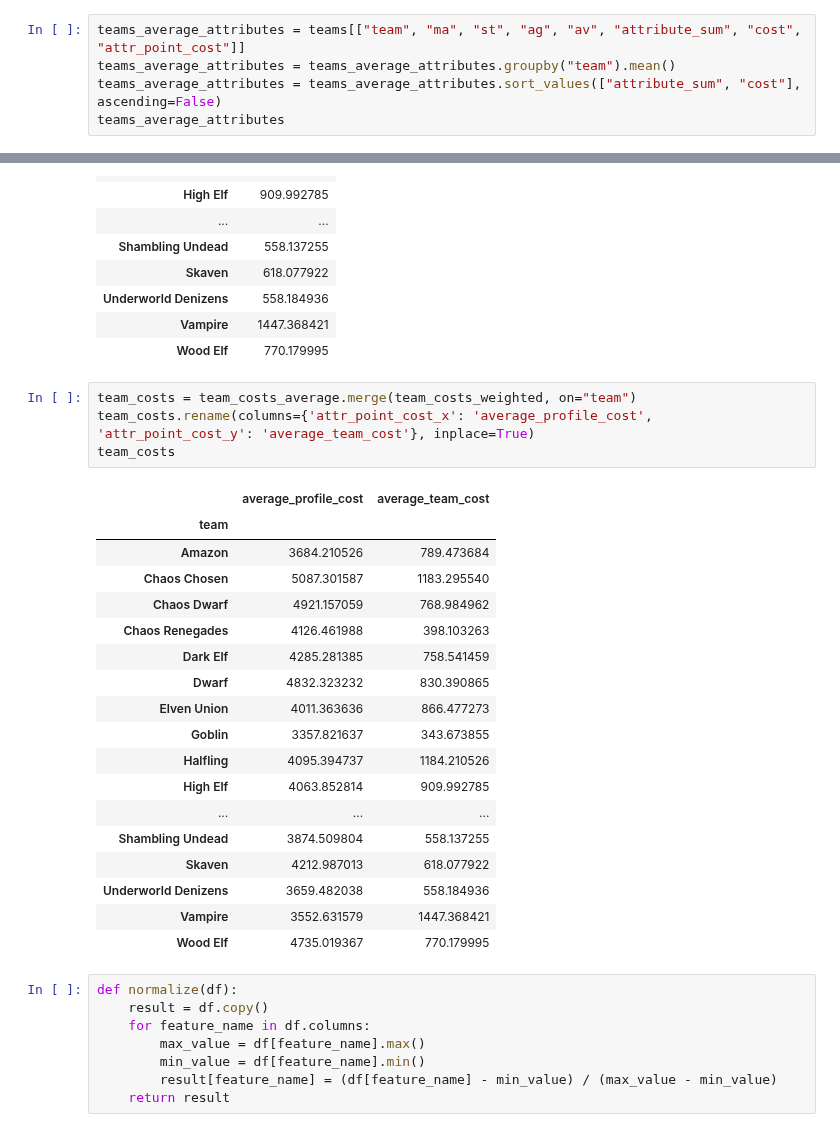
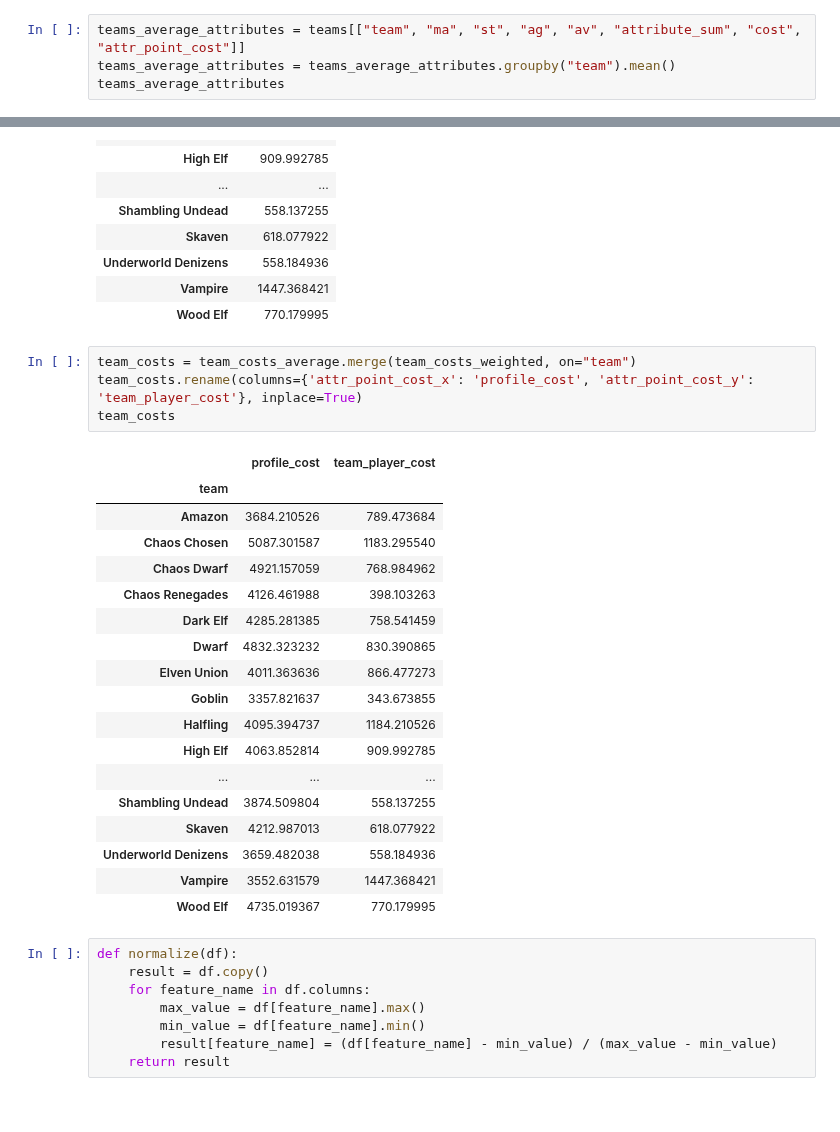
Before and after one commit to Bernardo-MG/jupyter-notebook-example, a Jupyter notebook: boardgame/bloodbowl_team_costs.ipynb, the cells around one changed output, grey strips where cells are left out. Saved outputs shown, nothing was run; the diff lists cells and outputs as text.

```diff
--- a/boardgame/bloodbowl_team_costs.ipynb
+++ b/boardgame/bloodbowl_team_costs.ipynb
@@ -85,7 +85,6 @@ teams
 # %%
 teams_average_attributes = teams[["team", "ma", "st", "ag", "av", "attribute_sum", "cost", "attr_point_cost"]]
 teams_average_attributes = teams_average_attributes.groupby("team").mean()
-teams_average_attributes = teams_average_attributes.sort_values(["attribute_sum", "cost"], ascending=False)
 teams_average_attributes
 # %% [output]
 |  | ma | st | ag | av | attribute_sum | cost | attr_point_cost |
@@ -239,10 +238,10 @@ team_costs_weighted
 | Wood Elf | 770.179995 |
 # %%
 team_costs = team_costs_average.merge(team_costs_weighted, on="team")
-team_costs.rename(columns={'attr_point_cost_x': 'average_profile_cost', 'attr_point_cost_y': 'average_team_cost'}, inplace=True)
+team_costs.rename(columns={'attr_point_cost_x': 'profile_cost', 'attr_point_cost_y': 'team_player_cost'}, inplace=True)
 team_costs
 # %% [output]
-|  | average_profile_cost | average_team_cost |
+|  | profile_cost | team_player_cost |
 | team |  |  |
 | Amazon | 3684.210526 | 789.473684 |
 | Chaos Chosen | 5087.301587 | 1183.295540 |
```
Also changed, not shown: parts of 3 cells of this notebook.
